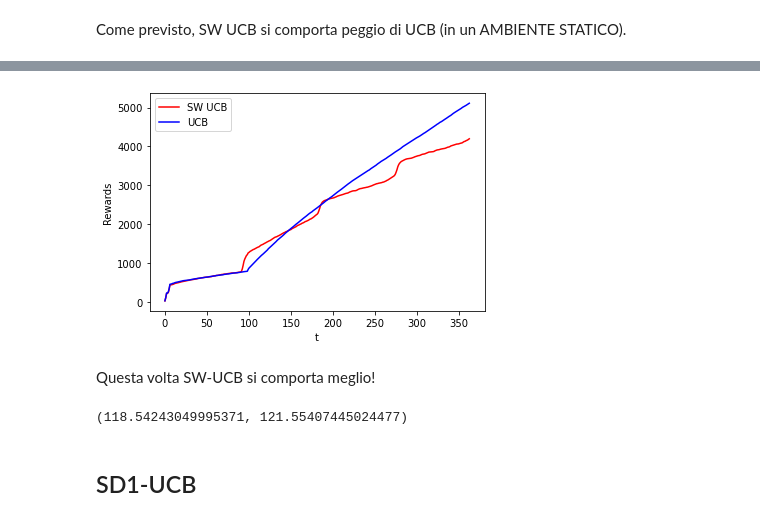
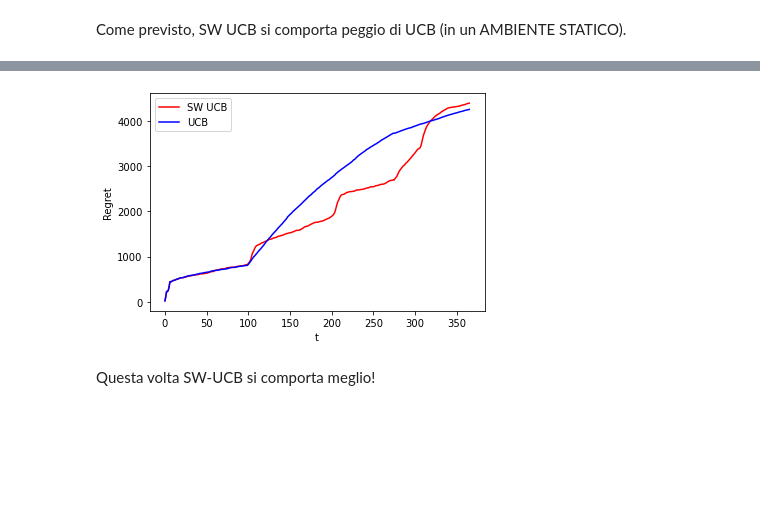
Before and after one commit to GiuliaMontani/Online-learning-application, a Jupyter notebook: Ola_project/Step6.ipynb, the cells around one changed output, grey strips where cells are left out. Drawn from its saved outputs; the diff is of its cells as text; code cells hidden in the pictures; blank space fills up the shorter version.

```diff
--- a/Ola_project/Step6.ipynb
+++ b/Ola_project/Step6.ipynb
@@ -324,7 +233,7 @@ n_days = 365
 fixed_alpha = 1
 fixed_weights = 1
 fixed_units = 1
-n_experiments = 10
+n_experiments = 5
 
 window_size = 90
 
@@ -390,7 +279,7 @@ plt.show()
 # %% [markdown]
 Come previsto, SW UCB si comporta peggio di UCB (in un AMBIENTE STATICO).
 # %%
-#Comparison between SW-UCB and UCB
+#Comparison between SW-UCB and UCB in a dynamic environment
 
 n_arms = 4
 num_users = 100
@@ -398,11 +287,11 @@ n_days = 365
 fixed_alpha = 1
 fixed_weights = 0
 fixed_units = 1  # 0 ?
-n_experiments = 10
+n_experiments = 5
 
-days_of_change = [100]
+days_of_change = [100,275] #April 10 and October 2
 
-window_size = 90
+window_size = 100
 
 sw_ucb_rewards_per_experiment = []
 ucb_rewards_per_experiment = []
@@ -418,10 +307,11 @@ for e in range(n_experiments):
     sw_UCB_learner = SW_UCB(n_arms, window_size)
 
     for d in range(n_days):
-        for day_of_change in days_of_change:
-            if d==day_of_change:
-                env.abrupt_change([0,1,2],change)
-        print(User0.avg_reservation_price)
+        #for day_of_change in days_of_change:
+        if d==100: # day_of_change:
+            env.abrupt_change([0,1,2],change)
+        if d==275:
+            reset_users_reserv_prices()
 
         pulled_arm = ucb_learner.pull_arm()
         reward = env.round(pulled_arm)
@@ -477,25 +355,26 @@ ucb_rewards = np.mean(ucb_rewards_per_experiment, axis=0)
 # %%
 plt.figure(0)
 plt.xlabel("t")
 plt.ylabel("Regret")
-plot1 = np.concatenate((np.cumsum(opt1-sw_ucb_rewards[1:days_of_change[0]]),
-                                  (np.cumsum(opt1-sw_ucb_rewards[1:days_of_change[0]+1])[days_of_change[0]-1]+np.cumsum(opt2-sw_ucb_rewards[days_of_change[0]+1:])
-                                            )))
+part1 = np.cumsum(opt1-sw_ucb_rewards[0:days_of_change[0]])
+temp = part1[days_of_change[0]-2] +np.cumsum(opt2-sw_ucb_rewards[(days_of_change[0]-1):days_of_change[1]])
+part2 = np.concatenate((part1,temp))
+part3 = part2[days_of_change[1]-2] +np.cumsum(opt1-sw_ucb_rewards[(days_of_change[1]-1):])
+plot1 = np.concatenate((part2,part3))
 plt.plot(plot1, 'r')
-plot2 = np.concatenate((np.cumsum(opt1-ucb_rewards[1:days_of_change[0]]),
-                                  (np.cumsum(opt1-ucb_rewards[1:days_of_change[0]+1])[days_of_change[0]-1]+np.cumsum(opt2-ucb_rewards[days_of_change[0]+1:])
-                                            )))
+
+part1 = np.cumsum(opt1-ucb_rewards[1:days_of_change[0]])
+temp = part1[days_of_change[0]-2] +np.cumsum(opt2-ucb_rewards[(days_of_change[0]-1):days_of_change[1]])
+part2 = np.concatenate((part1,temp))
+part3 = part2[days_of_change[1]-2] +np.cumsum(opt1-ucb_rewards[(days_of_change[1]-1):])
+plot2 = np.concatenate((part2,part3))
 plt.plot(plot2, 'b')
+
+
 
 plt.legend(["SW UCB","UCB"])
 plt.show()
 # %% [output]
-[figure, old version]
+[figure, new version]
 # %% [markdown]
 Questa volta SW-UCB si comporta meglio!
-# %%
-opt1, opt2
-# %% [output]
-(118.54243049995371, 121.55407445024477)
-# %% [markdown]
-## SD1-UCB
```
Also changed, not shown: parts of 49 cells of this notebook, 6 other files.
